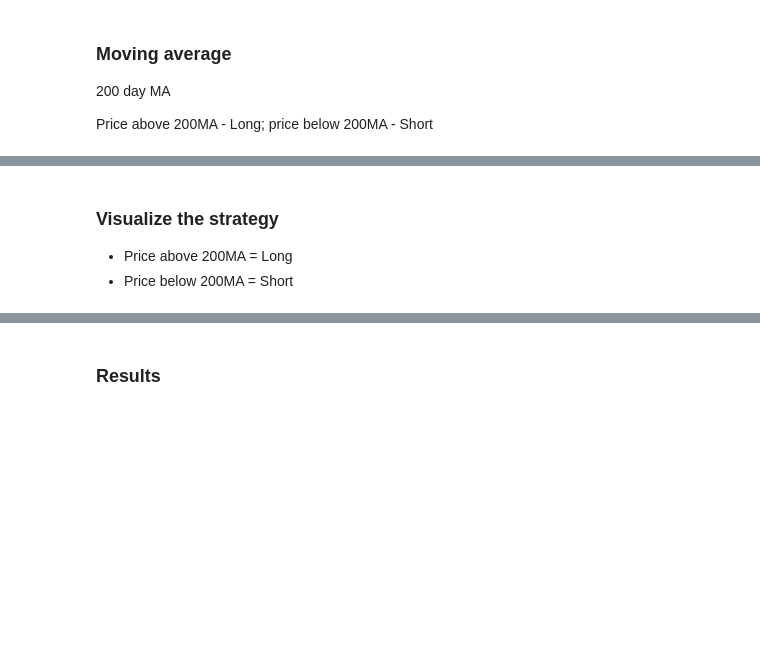
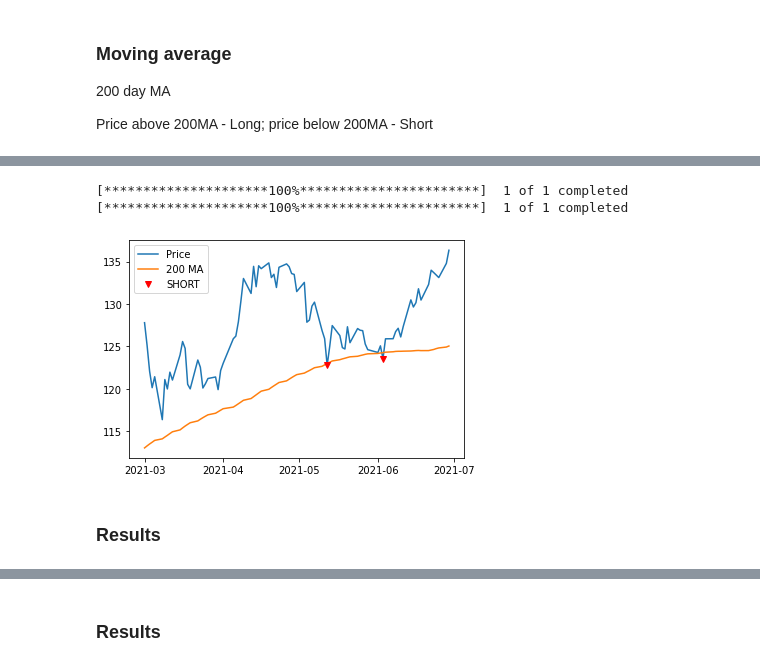
Before and after one commit to ryanlxz/backtesting, a Jupyter notebook: notebooks/Trading.ipynb, the cells around one changed output, grey strips where cells are left out. Saved outputs shown, nothing was run; the diff lists cells and outputs as text; code cells hidden in the pictures; blank space fills up the shorter version.

Commit message:
2nd version
download dataset at the start instead of downloading at every strategy.

```diff
--- a/notebooks/Trading.ipynb
+++ b/notebooks/Trading.ipynb
@@ -513,7 +261,7 @@ def MACD_plot(df,ticker):
     ax3.legend(loc='best')
     ax3.xaxis.set_major_locator(monthly)
 
-df = MACD_same('AAPL',21,'1d')[0]
+df = MACD(securities_dict['AAPL'])[0]
 MACD_plot(df,'AAPL')
 # %% [output]
 [*********************100%***********************]  1 of 1 completed
@@ -577,5 +271,4 @@ for i in companies:
 # %%
-# Results for higher timeframe
-macd_dict_high = {}
+macd_companies = {}
 for i in companies:
-    macd_dict_high[i] = MACD(i,21)
+    macd_companies[i] = MACD(securities_dict[i])
@@ -614,12 +289,8 @@ def MACD_results(df):
     return [total_trades,win_rate,avg_profit]
 
 macd_results = {}
-for i in macd_dict:
-    macd_results[i] = [MACD_results(macd_dict[i][0])]
-    macd_results[i].append(MACD_results(macd_dict[i][1]))
+for i in macd_companies:
+    macd_results[i] = [MACD_results(macd_companies[i][0])]
+    macd_results[i].append(MACD_results(macd_companies[i][1]))
 
-macd_results_high = {}
-for i in macd_dict_high:
-    macd_results_high[i] = [MACD_results(macd_dict_high[i][0])]
-    macd_results_high[i].append(MACD_results(macd_dict_high[i][1]))
 #results show the total trades, win rate, avg profit for using the higher timeframe with the basic and strict results.
@@ -661,3 +378,37 @@ Price above 200MA - Long; price below 200MA - Short
+# %%
+def MA_plot(ticker):
+    price_df = yf.download(ticker, start="2021-03-01", end="2021-06-30", interval='1d')
+    price_df = price_df.dropna().reset_index()
+    price_df1 = yf.download(ticker, start="2020-03-01", end="2021-06-30", interval='1d')
+    price_df1 = price_df1.dropna().reset_index()
+    #plot price
+    fig, ax = plt.subplots()
+    ax.plot(price_df['Date'],price_df['Close'],label = 'Price')
+    #plot 200MA
+    price_df1['MA'] = talib.SMA(price_df1['Close'], timeperiod=200)
+    price_df1 = price_df1[251:]
+    ax.plot(price_df1['Date'],price_df1['MA'],label='200 MA')
+    #plot short positions
+    avg = movingavg(securities_dict['AAPL'])
+    avg = avg[-100:]
+    short_date = []
+    short = pd.DataFrame(columns = price_df.columns)
+    for i in range(len(avg)):
+        if avg[i][2] == 0:
+            short_date.append(avg[i][0])
+    for i in short_date:
+        short = short.append(price_df[price_df['Date']==i])
+    ax.plot(short['Date'],short['Close'], label='SHORT',lw=0,marker='v',c='r')
+    monthly = mdates.MonthLocator(interval=1)
+    ax.xaxis.set_major_locator(monthly)
+    ax.legend()
+MA_plot('AAPL')
+# %% [output]
+[*********************100%***********************]  1 of 1 completed
+[*********************100%***********************]  1 of 1 completed
+[figure, added]
+# %% [markdown]
+### Results
 # %%
 # Compare to 21MA to see if trade is profitable
 for i in range(len(security_price)):
@@ -744,4 +440,0 @@ def ma_result(df):
-# %% [markdown]
-### Visualize the strategy
-- Price above 200MA = Long
-- Price below 200MA = Short
```
Also changed, not shown: parts of 48 cells of this notebook, 3 other files.
